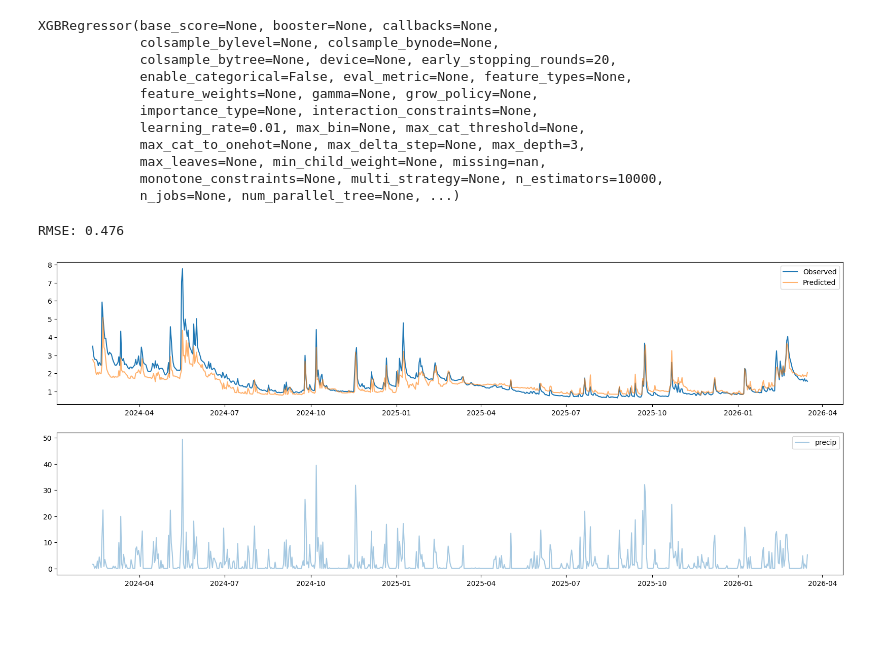
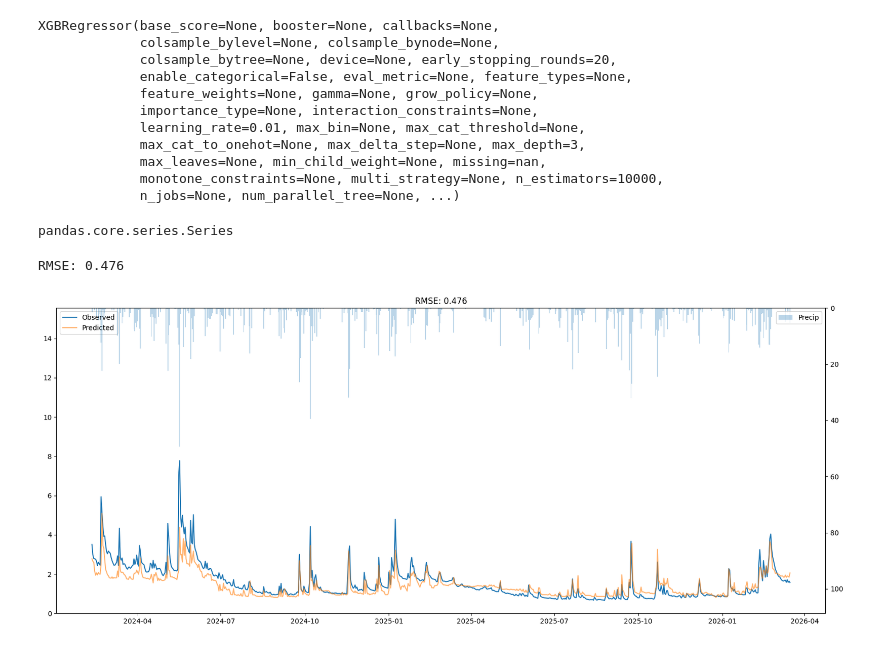
Before and after one commit to danielsehr/pred-Q-ueich, a Jupyter notebook: train_eval.ipynb, the cells around one changed output. Saved outputs shown, nothing was run; the diff lists cells and outputs as text; code cells hidden in the pictures; blank space fills up the shorter version.

```diff
--- a/train_eval.ipynb
+++ b/train_eval.ipynb
@@ -76,27 +94,53 @@ XGBRegressor(base_score=None, booster=None, callbacks=None,
              max_leaves=None, min_child_weight=None, missing=nan,
              monotone_constraints=None, multi_strategy=None, n_estimators=10000,
              n_jobs=None, num_parallel_tree=None, ...)
+# %%
+y_pred = model.predict(test_dataset[0])
+type(test_dataset[])
+# %% [output]
+pandas.core.series.Series
 # %%
-# Predict
+def evaluate_model(
+    dataset: tuple[pd.DataFrame, pd.Series],
+    pred: np.ndarray
+    ):
+
+    # RMSE metric
+    rmse = np.sqrt(mean_squared_error(test_dataset[1], y_pred))
+    print(f"RMSE: {rmse:.3f}")
+
+
+    # Plot Observed v.s Predicted
+    fig, ax = plt.subplots(figsize=(20,8))
+
+    ax.plot(dataset[1].index, dataset[1], label="Observed")
+    ax.plot(dataset[1].index, pred, label="Predicted", alpha=0.6)
+
+    ax_pr = ax.twinx()
+
+    ax_pr.bar(
+        dataset[1].index,
+        dataset[0]["pr"],
+        width=1,
+        alpha=0.3,
+        label="Precip"
+    )
+
+    ax.set_ylim(0, dataset[1].max() * 2)
+    ax_pr.invert_yaxis()
+    ax_pr.set_ylim(dataset[0]["pr"].max() * 2.2, 0)
+
+    ax.legend(loc="upper left")
+    ax_pr.legend(loc="upper right")
+    plt.title(label=f"RMSE: {rmse:.3f}")
+
+    plt.show()
+
+
+# Predict & evaluate
 y_pred = model.predict(test_dataset[0])
 
-
-# RMSE metric
-rmse = np.sqrt(mean_squared_error(test_dataset[1], y_pred))
-print(f"RMSE: {rmse:.3f}")
-
-
-# Plot Observed v.s Predicted
-fig, axs = plt.subplots(nrows=2, figsize=(20,8))
-
-axs[0].plot(test_dataset[1].index, test_dataset[1], label="Observed")
-axs[0].plot(test_dataset[1].index, y_pred, label="Predicted", alpha=0.6)
-axs[1].plot(test_dataset[1].index, test_dataset[0]["pr"], label="precip", alpha=0.4)
-
-for i in range(2):
-    axs[i].legend()
-
-plt.show()
+evaluate_model(dataset=test_dataset, pred=y_pred)
 # %% [output]
 RMSE: 0.476
-[figure, old version]
+[figure, new version]
```
Also changed, not shown: parts of 1 cell of this notebook.
